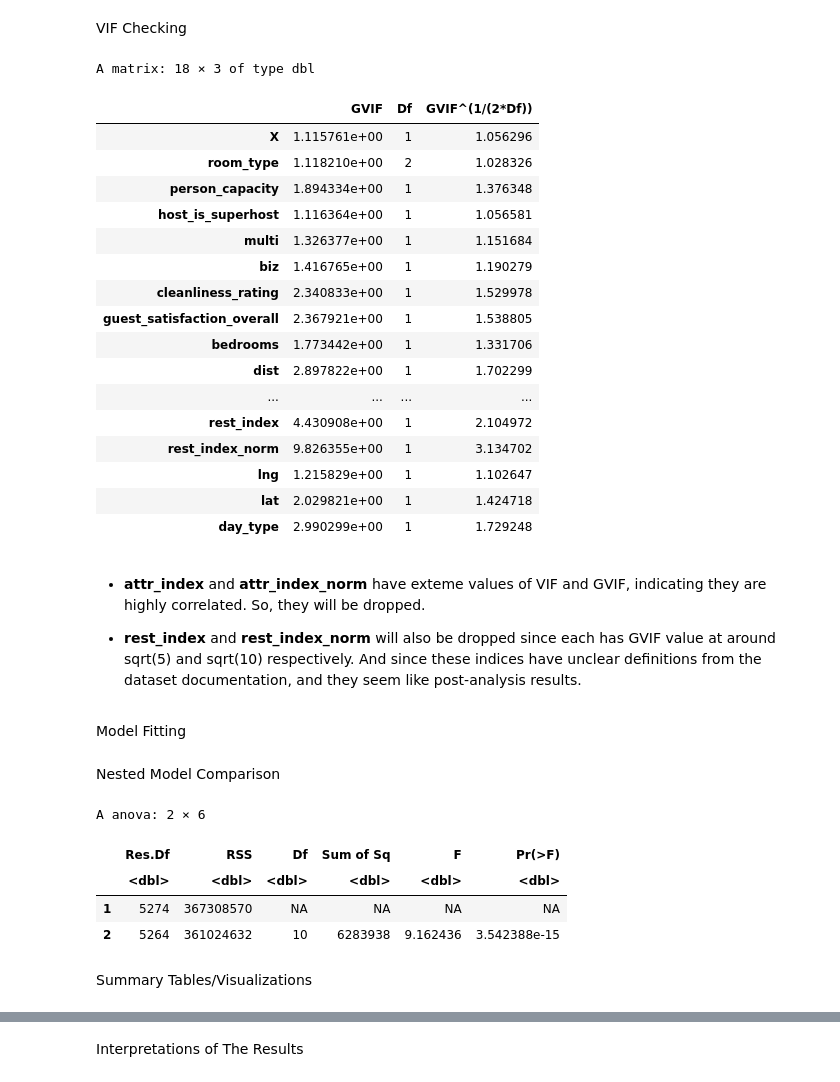
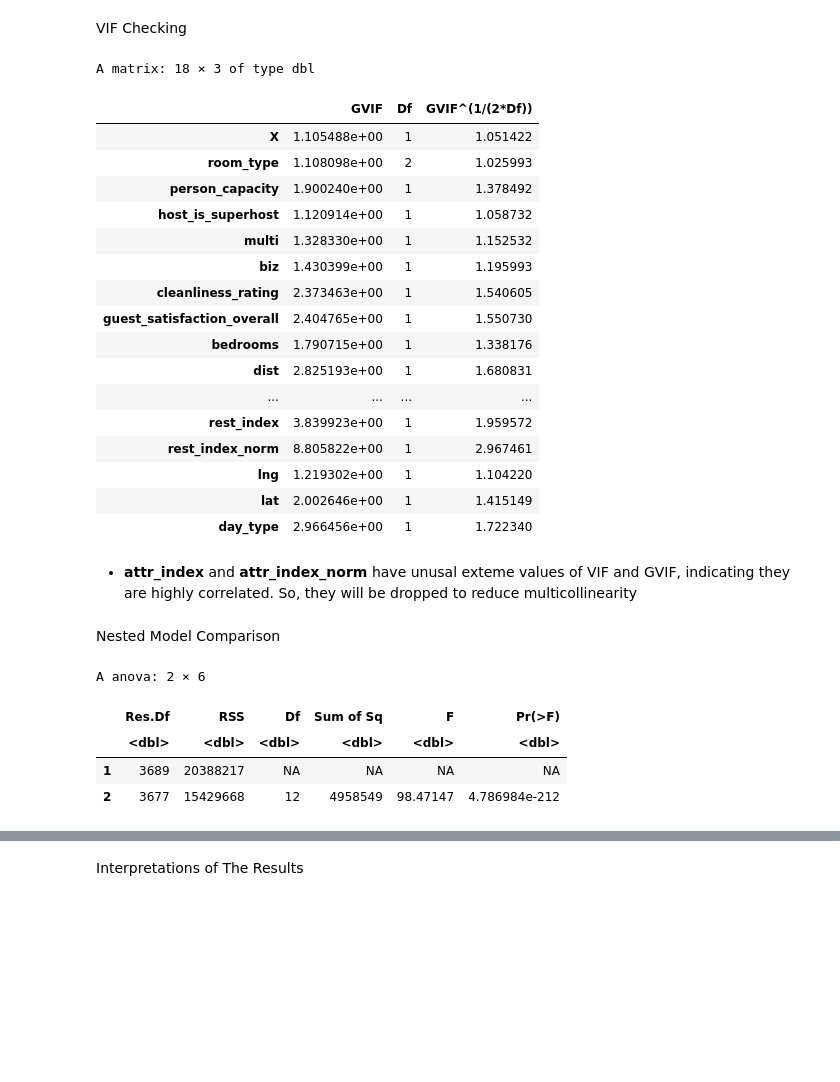
Before and after one commit to XH-DP3/STAT-301-Project-Final-Report---Group-33, a Jupyter notebook: Group 33 Final Report.ipynb, the cells around one changed output, grey strips where cells are left out. Saved outputs shown, nothing was run; the diff lists cells and outputs as text; code cells hidden in the pictures; blank space fills up the shorter version.

```diff
--- a/Group 33 Final Report.ipynb
+++ b/Group 33 Final Report.ipynb
@@ -298,44 +278,48 @@ Split the Dataset
 # %%
 set.seed(1234)
 
+# Filter the dataset to remove outliers in realSum
+athens <- athens %>%
+    filter(realSum < 15000) # remove the only extreme outlier otherwise it will affect the model significantly
+
+# Split the data into training (70%) and testing (30%) sets
 athens_split <-
     athens  %>%
     initial_split(prop = 0.7)
 
-training_athens <- training(athens_split)
-testing_athens <- testing(athens_split)
+# Create training and testing datasets
+athens_selection <- training(athens_split)
+athens_inference <- testing(athens_split)
 # %% [markdown]
 VIF Checking
 # %%
 # The full model contains all predictors (except room_shared and room_private since they are contained in romm_type. Otherwise it will cause the aliasing problem) in the dataset
-model_for_vif <- lm(realSum ~ . - room_shared - room_private, data = athens)
+model_for_vif <- lm(realSum ~ . - room_shared - room_private, data = athens_selection)
 
 # Calculate VIF for each predictor in the full model
 vif(model_for_vif)
 # %% [output]
 A matrix: 18 × 3 of type dbl
 |  | GVIF | Df | GVIF^(1/(2*Df)) |
-| X | 1.115761e+00 | 1 | 1.056296 |
-| room_type | 1.118210e+00 | 2 | 1.028326 |
-| person_capacity | 1.894334e+00 | 1 | 1.376348 |
-| host_is_superhost | 1.116364e+00 | 1 | 1.056581 |
-| multi | 1.326377e+00 | 1 | 1.151684 |
-| biz | 1.416765e+00 | 1 | 1.190279 |
-| cleanliness_rating | 2.340833e+00 | 1 | 1.529978 |
-| guest_satisfaction_overall | 2.367921e+00 | 1 | 1.538805 |
-| bedrooms | 1.773442e+00 | 1 | 1.331706 |
-| dist | 2.897822e+00 | 1 | 1.702299 |
+| X | 1.105488e+00 | 1 | 1.051422 |
+| room_type | 1.108098e+00 | 2 | 1.025993 |
+| person_capacity | 1.900240e+00 | 1 | 1.378492 |
+| host_is_superhost | 1.120914e+00 | 1 | 1.058732 |
+| multi | 1.328330e+00 | 1 | 1.152532 |
+| biz | 1.430399e+00 | 1 | 1.195993 |
+| cleanliness_rating | 2.373463e+00 | 1 | 1.540605 |
+| guest_satisfaction_overall | 2.404765e+00 | 1 | 1.550730 |
+| bedrooms | 1.790715e+00 | 1 | 1.338176 |
+| dist | 2.825193e+00 | 1 | 1.680831 |
 | ... | ... | ... | ... |
-| rest_index | 4.430908e+00 | 1 | 2.104972 |
-| rest_index_norm | 9.826355e+00 | 1 | 3.134702 |
-| lng | 1.215829e+00 | 1 | 1.102647 |
-| lat | 2.029821e+00 | 1 | 1.424718 |
-| day_type | 2.990299e+00 | 1 | 1.729248 |
+| rest_index | 3.839923e+00 | 1 | 1.959572 |
+| rest_index_norm | 8.805822e+00 | 1 | 2.967461 |
+| lng | 1.219302e+00 | 1 | 1.104220 |
+| lat | 2.002646e+00 | 1 | 1.415149 |
+| day_type | 2.966456e+00 | 1 | 1.722340 |
 # %% [markdown]
-- **attr_index** and **attr_index_norm** have exteme values of VIF and GVIF, indicating they are highly correlated. So, they will be dropped.
-
-- **rest_index** and **rest_index_norm** will also be dropped since each has GVIF value at around sqrt(5) and sqrt(10) respectively. And since these indices have unclear definitions from the dataset documentation, and they seem like post-analysis results.
+- **attr_index** and **attr_index_norm** have unusal exteme values of VIF and GVIF, indicating they are highly correlated. So, they will be dropped to reduce multicollinearity
 # %% [markdown]
-Model Fitting
+Nested Model Comparison
 # %%
 # This model contains all the predictors selected after VIF check
@@ -343,15 +333,9 @@ model_full <- lm(realSum ~ . - room_shared - room_private - attr_index - attr_in
 # %%
-# This model contains the predictors that we believe are more relevant based on EDA and our research question
-model_reduced <- lm(realSum ~ day_type + room_type + guest_satisfaction_overall + dist, data = athens)
+# Perform ANOVA to compare the reduced model 1 with the full model
+anova(model_reduced_1, model_full)
+# %% [output]
+A anova: 2 × 6
+|  | Res.Df | RSS | Df | Sum of Sq | F | Pr(>F) |
+|  | <dbl> | <dbl> | <dbl> | <dbl> | <dbl> | <dbl> |
+| 1 | 3689 | 20388217 | NA | NA | NA | NA |
+| 2 | 3677 | 15429668 | 12 | 4958549 | 98.47147 | 4.786984e-212 |
-# %% [markdown]
-Nested Model Comparison
-# %%
-anova(model_reduced, model_full)
-# %% [output]
-A anova: 2 × 6
-|  | Res.Df | RSS | Df | Sum of Sq | F | Pr(>F) |
-|  | <dbl> | <dbl> | <dbl> | <dbl> | <dbl> | <dbl> |
-| 1 | 5274 | 367308570 | NA | NA | NA | NA |
-| 2 | 5264 | 361024632 | 10 | 6283938 | 9.162436 | 3.542388e-15 |
-# %% [markdown]
-Summary Tables/Visualizations
```
Also changed, not shown: parts of 19 cells of this notebook.
